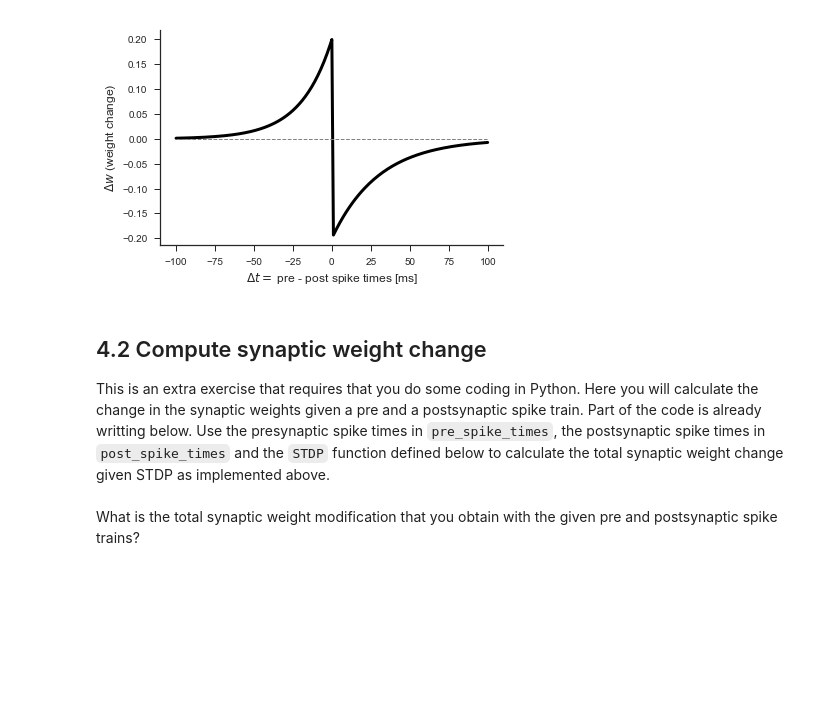
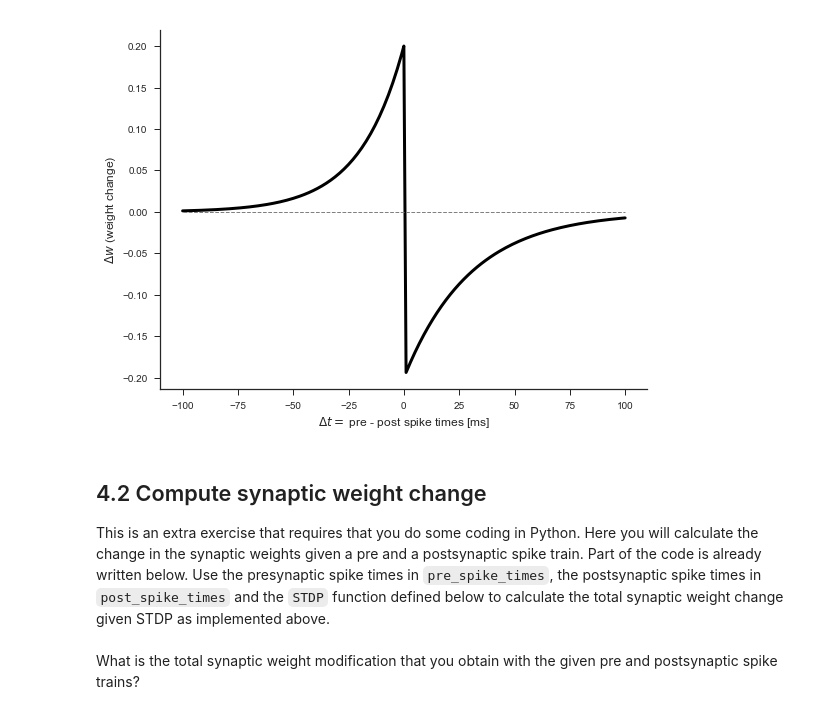
Before and after one commit to ruipontecosta/courses, a Jupyter notebook: Modelling synaptic plasticity (STP and STDP).ipynb, the cells around one changed output. Saved outputs shown, nothing was run; the diff lists cells and outputs as text; code cells hidden in the pictures; blank space fills up the shorter version.

```diff
--- a/Modelling synaptic plasticity (STP and STDP).ipynb
+++ b/Modelling synaptic plasticity (STP and STDP).ipynb
@@ -259,39 +269,39 @@ deltaWs = np.zeros((ttime*2+1,1))
 c = 0
 for deltat in range(-ttime,ttime+1):
     if(deltat>0):
         deltaWs[c] = -A_LTD*np.exp(-deltat/tau_LTD)
     else:
         deltaWs[c] = A_LTP*np.exp(deltat/tau_LTP)
     c = c+1
 
-fig = plt.figure()
+fig = plt.figure(figsize=(8, 6))
 
 lw = 3
 nrows = 1
 ncols = 2
 
 #A: Deltaw vs deltat responses
 ax_A = plt.subplot2grid((nrows,ncols), (0, 0), colspan=2)
 
 linear_fun = np.arange(-ttime,ttime+1)
 
 #ax_A.plot(linear_fun, data, label='experimental data', linewidth=lw, color='red')
 ax_A.plot(linear_fun, deltaWs, label='model', linewidth=lw, color='black')
 ax_A.plot([-ttime, ttime], [0,0], linewidth=1, linestyle='dashed', color='gray')
 ax_A.set(xlabel='$\Delta t =$ pre - post spike times [ms]', ylabel='$\Delta w$ (weight change)')
 #ax_A.yaxis.label.set_size(40)
 
 sns.despine()
 
 plt.tight_layout()
 
 plt.show()
 # %% [output]
-[figure, old version]
+[figure, new version]
 # %% [markdown]
 ## 4.2 Compute synaptic weight change
 
-This is an extra exercise that requires that you do some coding in Python. Here you will calculate the change in the synaptic weights given a pre and a postsynaptic spike train. Part of the code is already writting below. Use the presynaptic spike times in `pre_spike_times`, the postsynaptic spike times in `post_spike_times` and the `STDP` function defined below to calculate the total synaptic weight change given STDP as implemented above.
+This is an extra exercise that requires that you do some coding in Python. Here you will calculate the change in the synaptic weights given a pre and a postsynaptic spike train. Part of the code is already written below. Use the presynaptic spike times in `pre_spike_times`, the postsynaptic spike times in `post_spike_times` and the `STDP` function defined below to calculate the total synaptic weight change given STDP as implemented above.
 <br>
 <br>
 What is the total synaptic weight modification that you obtain with the given pre and postsynaptic spike trains?
```
Also changed, not shown: parts of 6 cells of this notebook, 3 other files.
